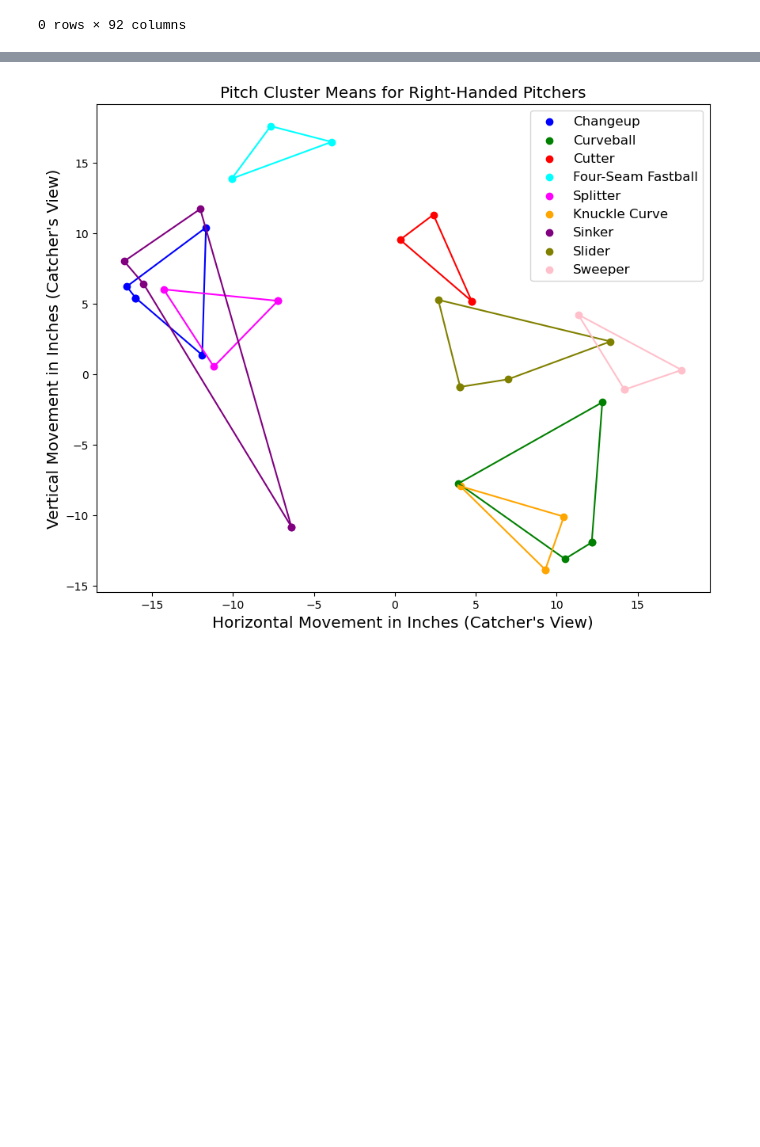
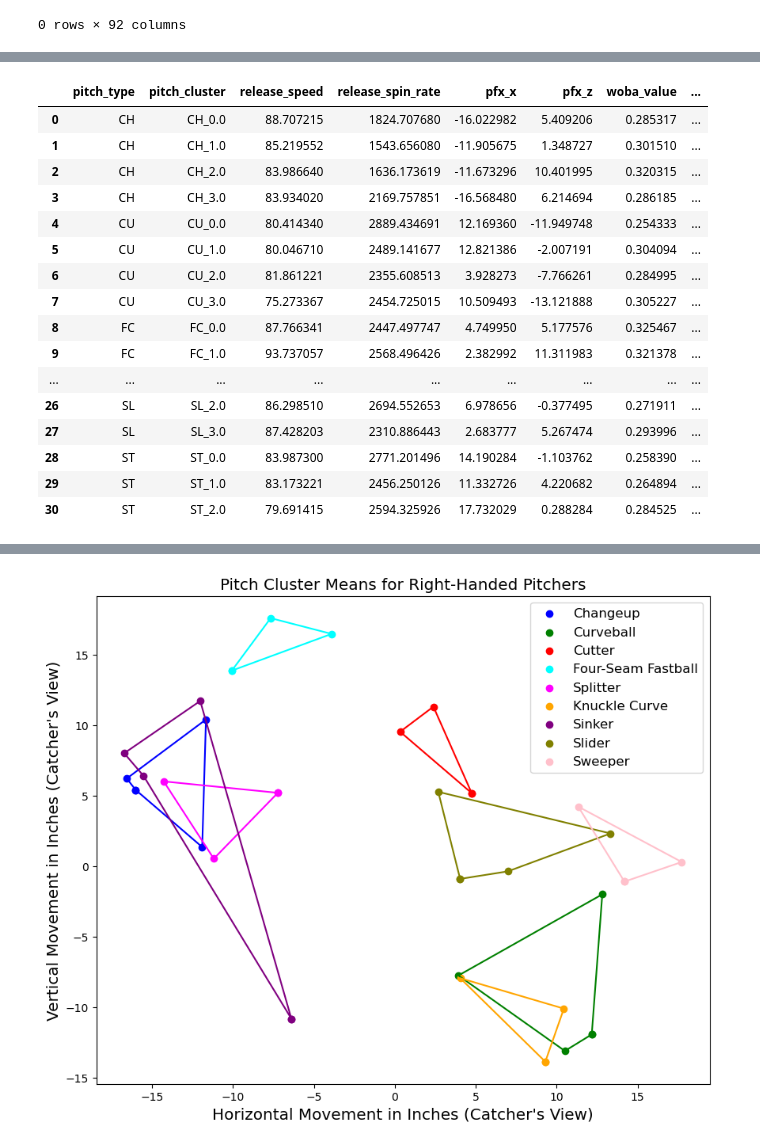
Before and after one commit to brycecarson1/MSAS, a Jupyter notebook: clustering.ipynb, the cells around one changed output, grey strips where cells are left out. Cells and saved outputs as stored; diff of their text form; code cells hidden in the pictures; blank space fills up the shorter version.

```diff
--- a/clustering.ipynb
+++ b/clustering.ipynb
@@ -162,6 +184,26 @@ r_cluster_stats['sw_str'] *= 100
 r_cluster_stats['weak_contact'] *= 100
 r_cluster_stats['pfx_x'] *= 12
 r_cluster_stats['pfx_z'] *= 12
+# %%
+r_cluster_stats
+# %% [output]
+|  | pitch_type | pitch_cluster | release_speed | release_spin_rate | pfx_x | pfx_z | woba_value | ... |
+| 0 | CH | CH_0.0 | 88.707215 | 1824.707680 | -16.022982 | 5.409206 | 0.285317 | ... |
+| 1 | CH | CH_1.0 | 85.219552 | 1543.656080 | -11.905675 | 1.348727 | 0.301510 | ... |
+| 2 | CH | CH_2.0 | 83.986640 | 1636.173619 | -11.673296 | 10.401995 | 0.320315 | ... |
+| 3 | CH | CH_3.0 | 83.934020 | 2169.757851 | -16.568480 | 6.214694 | 0.286185 | ... |
+| 4 | CU | CU_0.0 | 80.414340 | 2889.434691 | 12.169360 | -11.949748 | 0.254333 | ... |
+| 5 | CU | CU_1.0 | 80.046710 | 2489.141677 | 12.821386 | -2.007191 | 0.304094 | ... |
+| 6 | CU | CU_2.0 | 81.861221 | 2355.608513 | 3.928273 | -7.766261 | 0.284995 | ... |
+| 7 | CU | CU_3.0 | 75.273367 | 2454.725015 | 10.509493 | -13.121888 | 0.305227 | ... |
+| 8 | FC | FC_0.0 | 87.766341 | 2447.497747 | 4.749950 | 5.177576 | 0.325467 | ... |
+| 9 | FC | FC_1.0 | 93.737057 | 2568.496426 | 2.382992 | 11.311983 | 0.321378 | ... |
+| ... | ... | ... | ... | ... | ... | ... | ... | ... |
+| 26 | SL | SL_2.0 | 86.298510 | 2694.552653 | 6.978656 | -0.377495 | 0.271911 | ... |
+| 27 | SL | SL_3.0 | 87.428203 | 2310.886443 | 2.683777 | 5.267474 | 0.293996 | ... |
+| 28 | ST | ST_0.0 | 83.987300 | 2771.201496 | 14.190284 | -1.103762 | 0.258390 | ... |
+| 29 | ST | ST_1.0 | 83.173221 | 2456.250126 | 11.332726 | 4.220682 | 0.264894 | ... |
+| 30 | ST | ST_2.0 | 79.691415 | 2594.325926 | 17.732029 | 0.288284 | 0.284525 | ... |
 # %%
 l_pitch['ground_ball'] = np.where(l_pitch['bb_type'].notnull() & (l_pitch['bb_type'] == "ground_ball"), 1, 0)
 l_pitch['popup'] = np.where(l_pitch['bb_type'].notnull() & (l_pitch['bb_type'] == "popup"), 1, 0)
```
Also changed, not shown: parts of 22 cells of this notebook.
